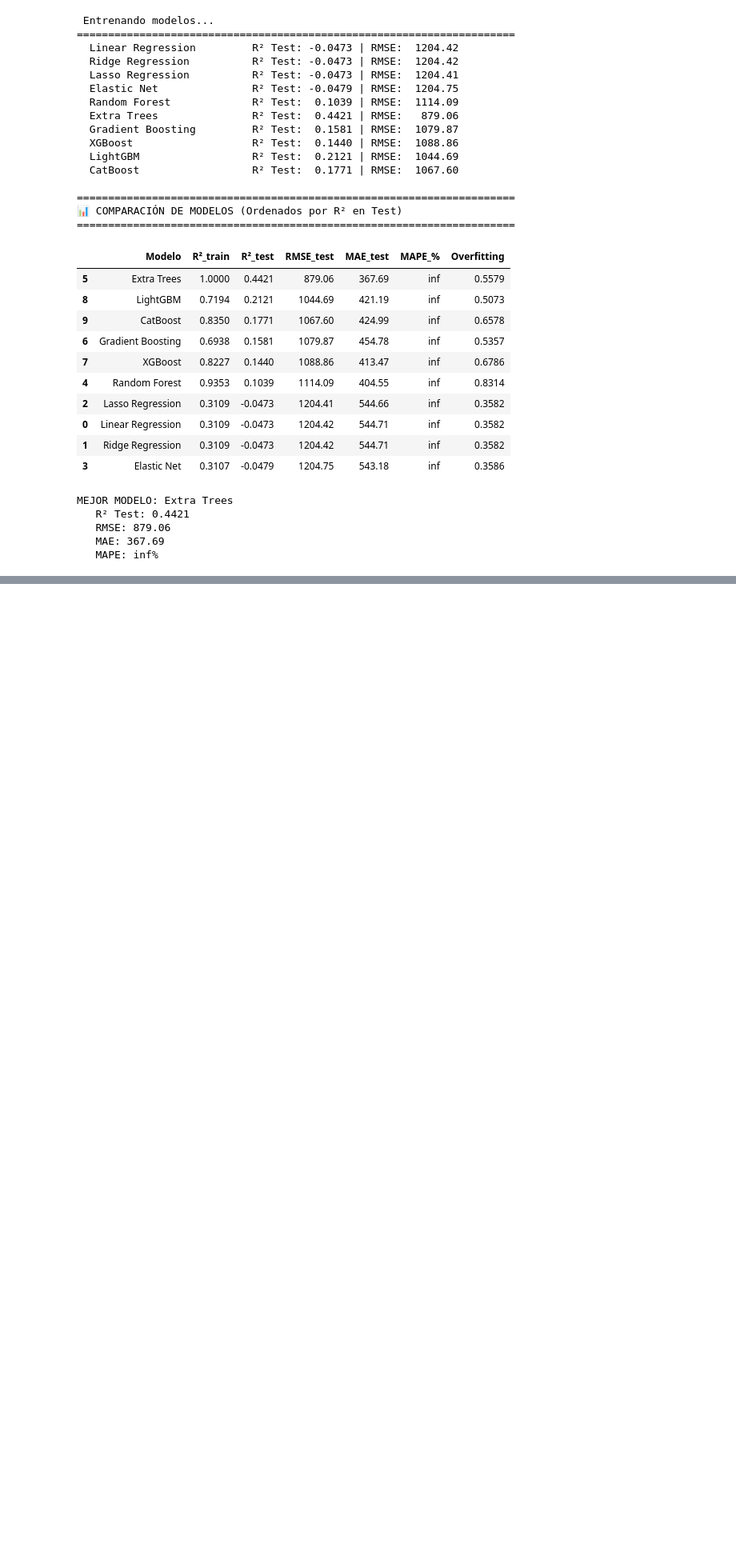
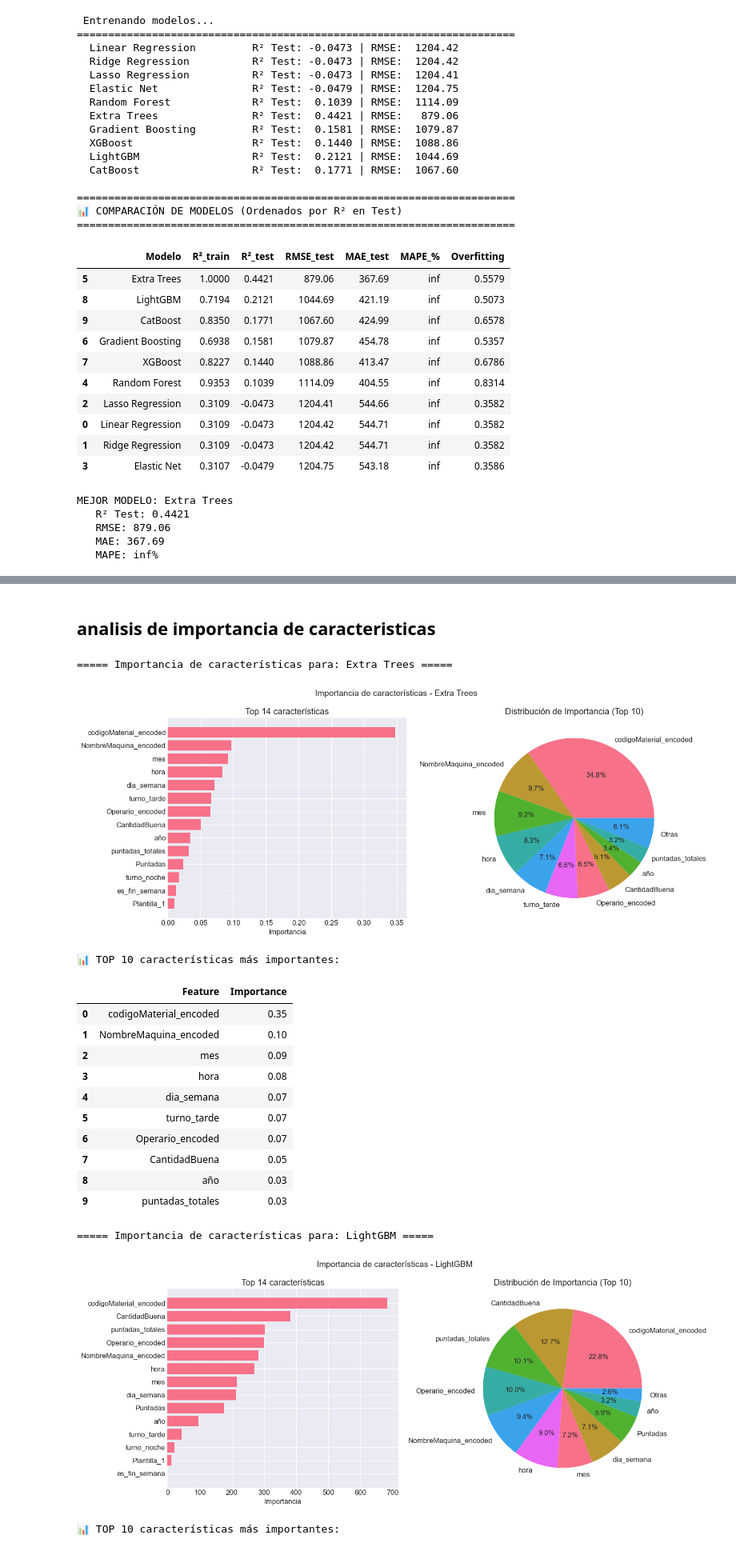
Before and after one commit to Henao13/Data-SciencePI, a Jupyter notebook: eda_incial (1).ipynb, the cells around one changed output, grey strips where cells are left out. Shown at 80% size. Cells and saved outputs as stored; diff of their text form; code cells hidden in the pictures; blank space fills up the shorter version.

```diff
--- a/eda_incial (1).ipynb
+++ b/eda_incial (1).ipynb
@@ -2105,6 +2106,9 @@ print(f"   R² Test: {results_df.iloc[0]['R²_test']:.4f}")
 print(f"   RMSE: {results_df.iloc[0]['RMSE_test']:.2f}")
 print(f"   MAE: {results_df.iloc[0]['MAE_test']:.2f}")
 print(f"   MAPE: {results_df.iloc[0]['MAPE_%']:.2f}%")
+
+
+top2_model_names = results_df.head(2)['Modelo'].tolist()
 # %% [output]
  Entrenando modelos...
 ======================================================================
@@ -2826,0 +2145,2 @@ print(conclusions)
+# %% [markdown]
+## analisis de importancia de caracteristicas
@@ -2826,0 +2219,39 @@ print(conclusions)
+# %%
+feature_names = X_train.columns
+importances_dict = {}
+
+for model_name in top2_model_names:
+    # OJO: el nombre en results_df['Modelo'] debe coincidir
+    # con la llave en el dict 'models'
+    model = models[model_name]
+
+    print(f"\n===== Importancia de características para: {model_name} =====")
+    imp_df = analyze_feature_importance(
+        model,
+        feature_names,
+        top_n=20,
+        title=f"Importancia de características - {model_name}"
+    )
+    importances_dict[model_name] = imp_df
+
+    if imp_df is not None:
+        print("\n📊 TOP 10 características más importantes:")
+        display(imp_df.head(10))
+# %% [output]
+===== Importancia de características para: Extra Trees =====
+[figure, added]
+📊 TOP 10 características más importantes:
+|  | Feature | Importance |
+| 0 | codigoMaterial_encoded | 0.35 |
+| 1 | NombreMaquina_encoded | 0.10 |
+| 2 | mes | 0.09 |
+| 3 | hora | 0.08 |
+| 4 | dia_semana | 0.07 |
+| 5 | turno_tarde | 0.07 |
+| 6 | Operario_encoded | 0.07 |
+| 7 | CantidadBuena | 0.05 |
+| 8 | año | 0.03 |
+| 9 | puntadas_totales | 0.03 |
+===== Importancia de características para: LightGBM =====
+[figure, added]
+📊 TOP 10 características más importantes:
```
Also changed, not shown: parts of 16 cells of this notebook.
